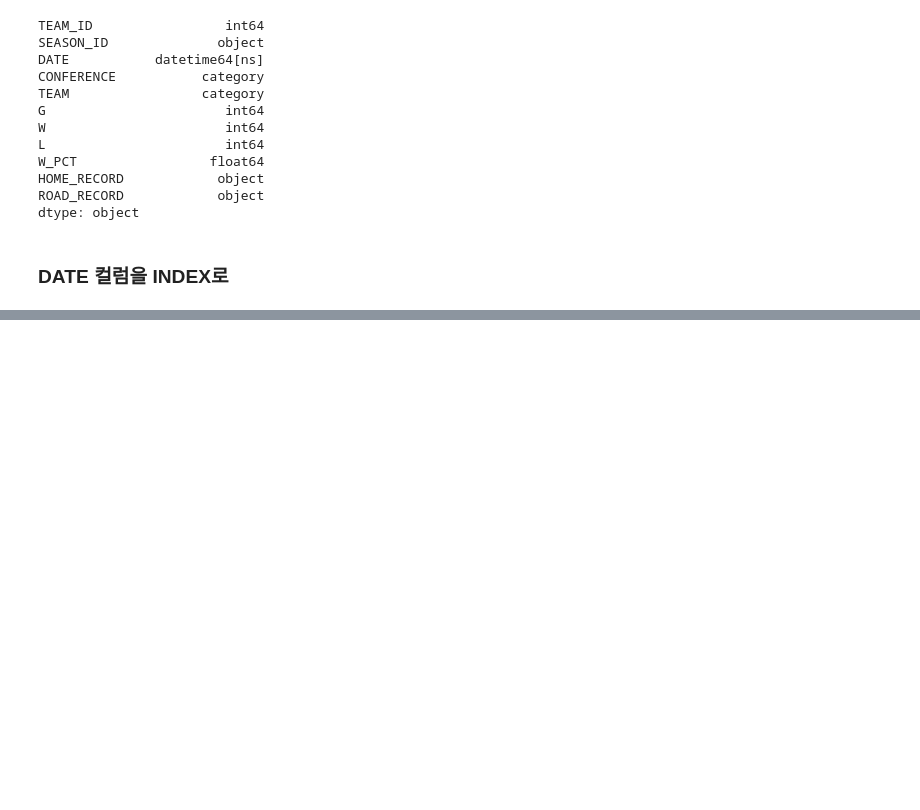
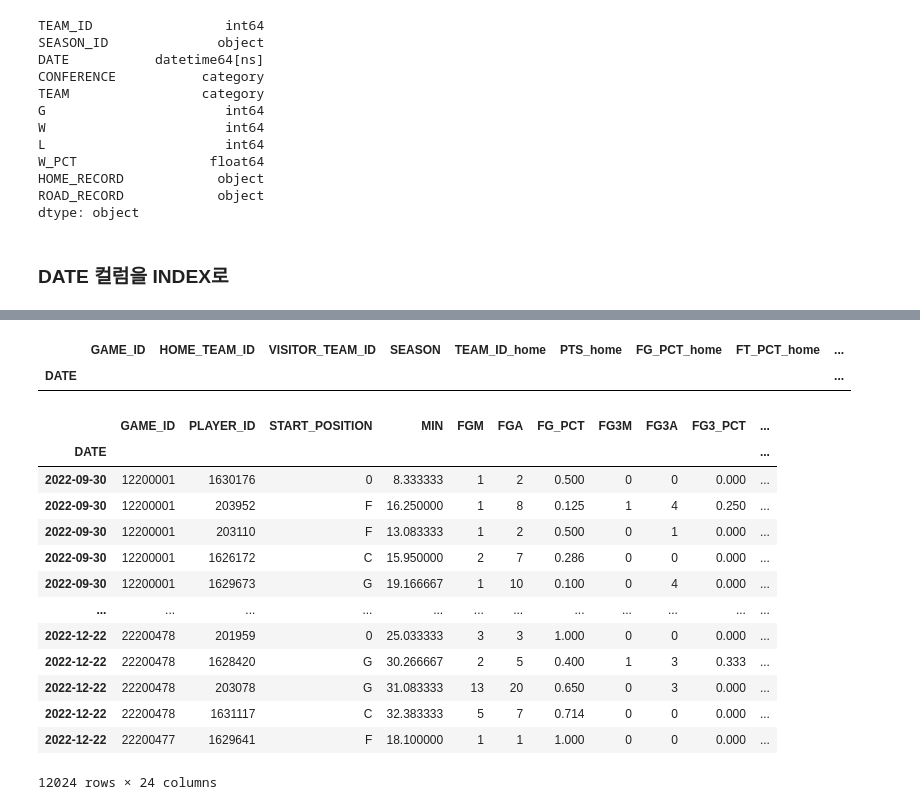
Before and after one commit to cye2020/Project1, a Jupyter notebook: src/preprocess.ipynb, the cells around one changed output, grey strips where cells are left out. Saved outputs shown, nothing was run; the diff lists cells and outputs as text; code cells hidden in the pictures; blank space fills up the shorter version.

```diff
--- a/src/preprocess.ipynb
+++ b/src/preprocess.ipynb
@@ -437,0 +555,4 @@ games_details_season2022
+# %%
+games_details_season2022.sort_index(inplace=True)
+games_season2022.sort_index(inplace=True)
+ranking_season2022.sort_index(inplace=True)
@@ -437,0 +566,26 @@ games_details_season2022
+# %%
+games_season2022[games_season2022['VISITOR_TEAM_ID'] != games_season2022['TEAM_ID_away']]
+# %% [output]
+|  | GAME_ID | HOME_TEAM_ID | VISITOR_TEAM_ID | SEASON | TEAM_ID_home | PTS_home | FG_PCT_home | FT_PCT_home | ... |
+| DATE |  |  |  |  |  |  |  |  | ... |
+# %%
+team_map = ranking_season2022[['TEAM', 'TEAM_ID']].drop_duplicates().set_index('TEAM_ID')['TEAM'].to_dict()
+# %%
+games_details_season2022['TEAM'] = games_details_season2022['TEAM_ID'].map(team_map)
+games_details_season2022.drop(columns=['TEAM_ID'], inplace=True)
+games_details_season2022
+# %% [output]
+|  | GAME_ID | PLAYER_ID | START_POSITION | MIN | FGM | FGA | FG_PCT | FG3M | FG3A | FG3_PCT | ... |
+| DATE |  |  |  |  |  |  |  |  |  |  | ... |
+| 2022-09-30 | 12200001 | 1630176 | 0 | 8.333333 | 1 | 2 | 0.500 | 0 | 0 | 0.000 | ... |
+| 2022-09-30 | 12200001 | 203952 | F | 16.250000 | 1 | 8 | 0.125 | 1 | 4 | 0.250 | ... |
+| 2022-09-30 | 12200001 | 203110 | F | 13.083333 | 1 | 2 | 0.500 | 0 | 1 | 0.000 | ... |
+| 2022-09-30 | 12200001 | 1626172 | C | 15.950000 | 2 | 7 | 0.286 | 0 | 0 | 0.000 | ... |
+| 2022-09-30 | 12200001 | 1629673 | G | 19.166667 | 1 | 10 | 0.100 | 0 | 4 | 0.000 | ... |
+| ... | ... | ... | ... | ... | ... | ... | ... | ... | ... | ... | ... |
+| 2022-12-22 | 22200478 | 201959 | 0 | 25.033333 | 3 | 3 | 1.000 | 0 | 0 | 0.000 | ... |
+| 2022-12-22 | 22200478 | 1628420 | G | 30.266667 | 2 | 5 | 0.400 | 1 | 3 | 0.333 | ... |
+| 2022-12-22 | 22200478 | 203078 | G | 31.083333 | 13 | 20 | 0.650 | 0 | 3 | 0.000 | ... |
+| 2022-12-22 | 22200478 | 1631117 | C | 32.383333 | 5 | 7 | 0.714 | 0 | 0 | 0.000 | ... |
+| 2022-12-22 | 22200477 | 1629641 | F | 18.100000 | 1 | 1 | 1.000 | 0 | 0 | 0.000 | ... |
+12024 rows × 24 columns
```
Also changed, not shown: parts of 40 cells of this notebook, 8 other files.
